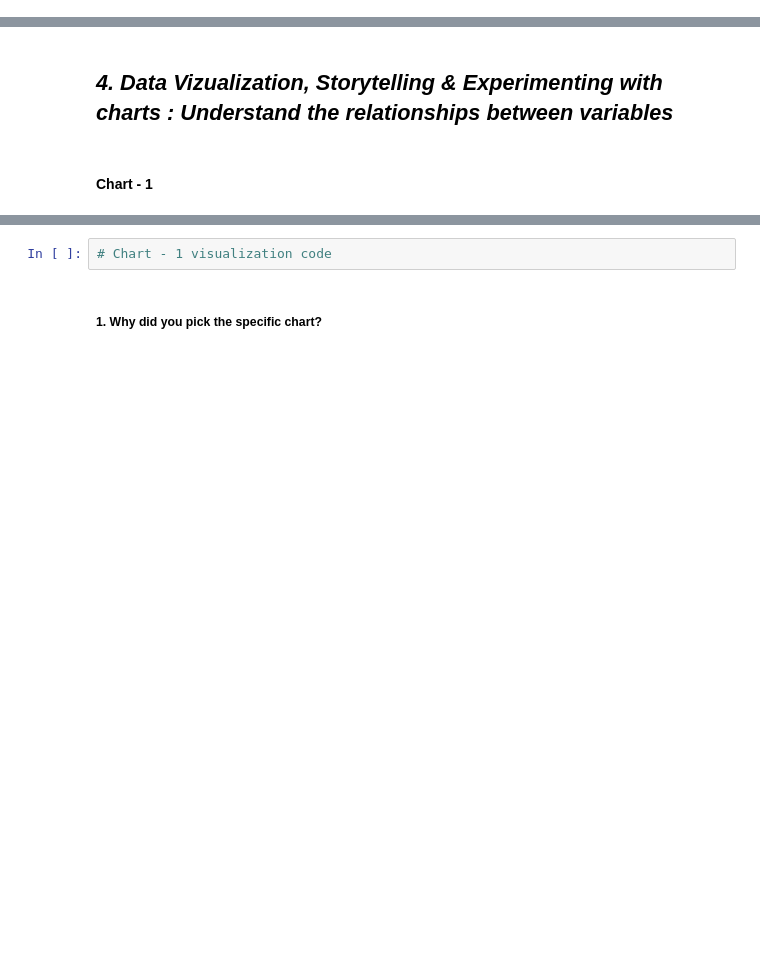
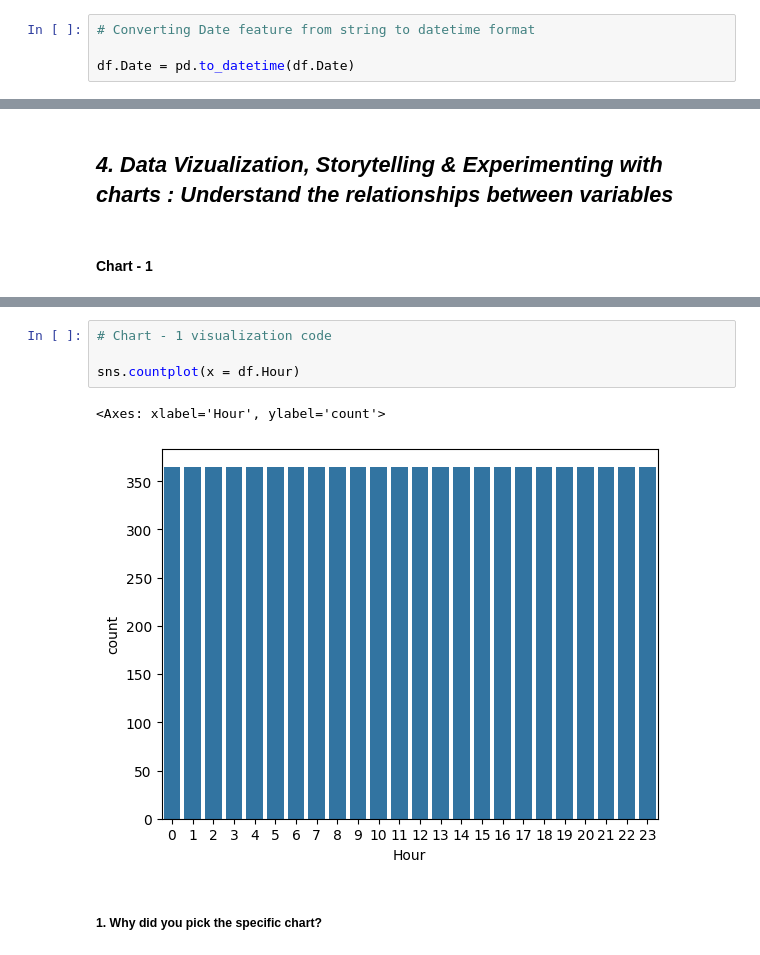
Before and after one commit to MrMRaut/Rental-Bike-Data-Analysis, a Jupyter notebook: Seoul_Bike.ipynb, the cells around one changed output, grey strips where cells are left out. Cells and saved outputs as stored; diff of their text form; blank space fills up the shorter version.

```diff
--- a/Seoul_Bike.ipynb
+++ b/Seoul_Bike.ipynb
@@ -212,0 +207,4 @@ Answer Here.
+# %%
+# Converting Date feature from string to datetime format
+
+df.Date = pd.to_datetime(df.Date)
@@ -217,5 +236,10 @@ Answer Here.
 # %%
 # Chart - 1 visualization code
+
+sns.countplot(x = df.Hour)
+# %% [output]
+<Axes: xlabel='Hour', ylabel='count'>
+[figure, added]
 # %% [markdown]
 ##### 1. Why did you pick the specific chart?
 # %% [markdown]
```
Also changed, not shown: parts of 6 cells of this notebook.
